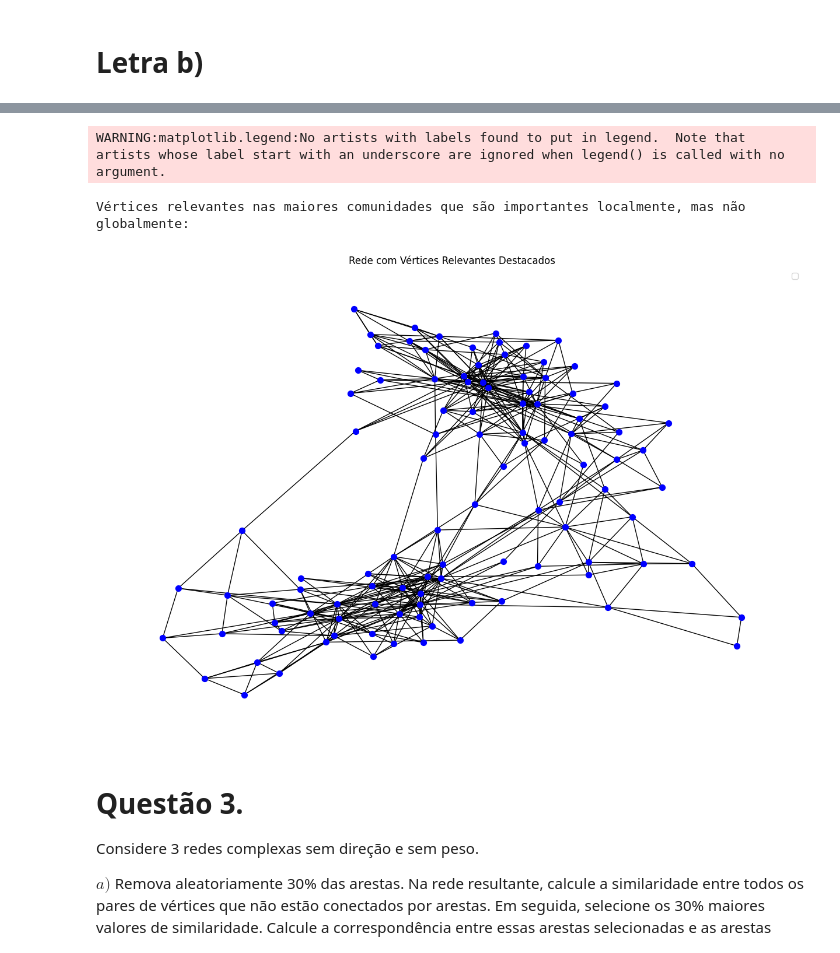
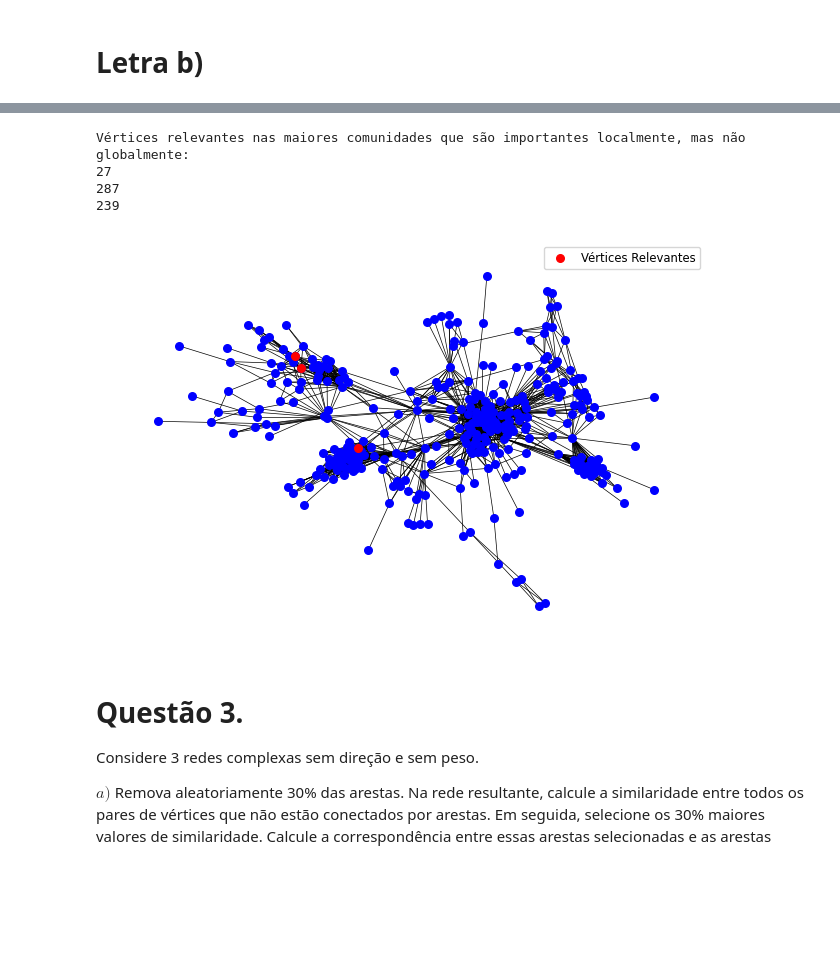
Before and after one commit to VictorFrancheto/logistic-regression, a Jupyter notebook: Prova_1.ipynb, the cells around one changed output, grey strips where cells are left out. Saved outputs shown, nothing was run; the diff lists cells and outputs as text; code cells hidden in the pictures; blank space fills up the shorter version.

```diff
--- a/Prova_1.ipynb
+++ b/Prova_1.ipynb
@@ -656,11 +656,11 @@ fig, axs = plt.subplots(ncols=3, figsize=(15, 5))  # 3 colunas para os subplots
 #G_facebook = process_graph('facebook_friends', directed=False)
 G_lesmis = process_graph('lesmis', directed=False)
 G_air = process_graph('eu_airlines', directed=False)
-G_polbooks = process_graph('polbooks', directed=False)
+G_facebook = process_graph('facebook_friends', directed=False)
 
 plot_graph(G_facebook, axs[0], "Lesmis")
 plot_graph(G_jazz, axs[1], "Airline")
-plot_graph(G_polbooks, axs[2], "Political Books")
+plot_graph(G_facebook, axs[2], "Facebook Friends")
 
 # Mostrar o gráfico
 plt.tight_layout()  # Ajustar espaçamento entre os subplots
@@ -879,4 +942,9 @@ h_segundo_grau    0.547343     0.601353         0.995316        1.000000
 # %%
+import numpy as np
+import matplotlib.pyplot as plt
+import networkx as nx
+from networkx.algorithms.community import label_propagation_communities
+
 # Detectar comunidades usando o algoritmo de Propagação de Rótulos
 def detect_communities_label_propagation(G):
     return list(label_propagation_communities(G))
@@ -888,7 +956,7 @@ def calculate_centralities(G):
     return closeness, betweenness
 
 # Identificar vértices relevantes dentro das maiores comunidades
-def find_relevant_vertices_in_largest_communities(G, communities, top_n=2):
+def find_relevant_vertices_in_largest_communities(G, communities, top_n=3):
     closeness, betweenness = calculate_centralities(G)
 
     # Ordenar as comunidades por tamanho e selecionar as maiores
@@ -904,49 +972,54 @@ def find_relevant_vertices_in_largest_communities(G, communities, top_n=2):
 
         avg_closeness = np.mean(closeness_values)
         avg_betweenness = np.mean(betweenness_values)
 
         for node in community_nodes:
             # Critério de relevância baseado nas médias locais e globais
             if (closeness[node] > avg_closeness) and (betweenness[node] > avg_betweenness):
                 if closeness[node] < np.mean(list(closeness.values())) or betweenness[node] < np.mean(list(betweenness.values())):
                     relevant_vertices.append(node)
 
     return relevant_vertices
 
 # Função para plotar a rede com vértices destacados
-def plot_network_with_relevant_vertices(G, relevant_vertices):
+def plot_network_with_relevant_vertices(G, relevant_vertices, filename='network_plot.jpeg'):
     pos = nx.spring_layout(G)  # Define a posição dos nós
 
-    plt.figure(figsize=(12, 8))
+    plt.figure(figsize=(6, 4))  # Diminuir o tamanho da figura
 
-    # Desenhar a rede completa
-    nx.draw(G, pos, node_size=50, node_color='blue', edge_color='black', with_labels=False)
+    # Desenhar a rede completa com arestas finas e nós menores
+    nx.draw(G, pos, node_size=30, node_color='blue', edge_color='black', width=0.5, with_labels=False)  # Ajuste a largura das arestas
 
-    # Desenhar vértices relevantes em vermelho
-    nx.draw_networkx_nodes(G, pos, nodelist=relevant_vertices, node_color='red', node_size=100, label='Vértices Relevantes')
+    # Desenhar vértices relevantes em vermelho com nós menores
+    nx.draw_networkx_nodes(G, pos, nodelist=relevant_vertices, node_color='red', node_size=30, label='Vértices Relevantes')  # Reduzido o tamanho dos nós
 
-    plt.title("Rede com Vértices Relevantes Destacados")
     plt.axis('off')  # Ocultar eixos
-    plt.legend()  # Adicionar legenda
+    plt.legend(fontsize='small')  # Diminuir o tamanho da legenda
+
+    # Salvar a figura em JPEG
+    plt.savefig(filename, format='jpeg', bbox_inches='tight', dpi=300)  # Ajuste o DPI conforme necessário
+
     plt.show()
 
 # Detectar comunidades
-communities_polbooks = detect_communities_label_propagation(G_polbooks)
+communities_facebook = detect_communities_label_propagation(G_facebook)
 
 # Encontrar vértices relevantes nas maiores comunidades
-relevant_vertices_polbooks = find_relevant_vertices_in_largest_communities(G_polbooks, communities_polbooks, top_n=2)
+relevant_vertices_facebook = find_relevant_vertices_in_largest_communities(G_facebook, communities_facebook, top_n=3)
 
 # Exibir resultados
 print("Vértices relevantes nas maiores comunidades que são importantes localmente, mas não globalmente:")
-for vertex in relevant_vertices_polbooks:
+for vertex in relevant_vertices_facebook:
     print(vertex)
 
-# Plotar a rede com os vértices relevantes
-plot_network_with_relevant_vertices(G_polbooks, relevant_vertices_polbooks)
+# Plotar a rede com os vértices relevantes e salvar a imagem
+plot_network_with_relevant_vertices(G_facebook, relevant_vertices_facebook, filename='facebook_network_plot.jpg')
 # %% [output]
-WARNING:matplotlib.legend:No artists with labels found to put in legend.  Note that artists whose label start with an underscore are ignored when legend() is called with no argument.
+Vértices relevantes nas maiores comunidades que são importantes localmente, mas não globalmente:
+27
+287
+239
-Vértices relevantes nas maiores comunidades que são importantes localmente, mas não globalmente:
-[figure, old version]
+[figure, new version]
 # %% [markdown]
 # Questão 3.
 Considere 3 redes complexas sem direção e sem peso.
```
Also changed, not shown: parts of 5 cells of this notebook.
